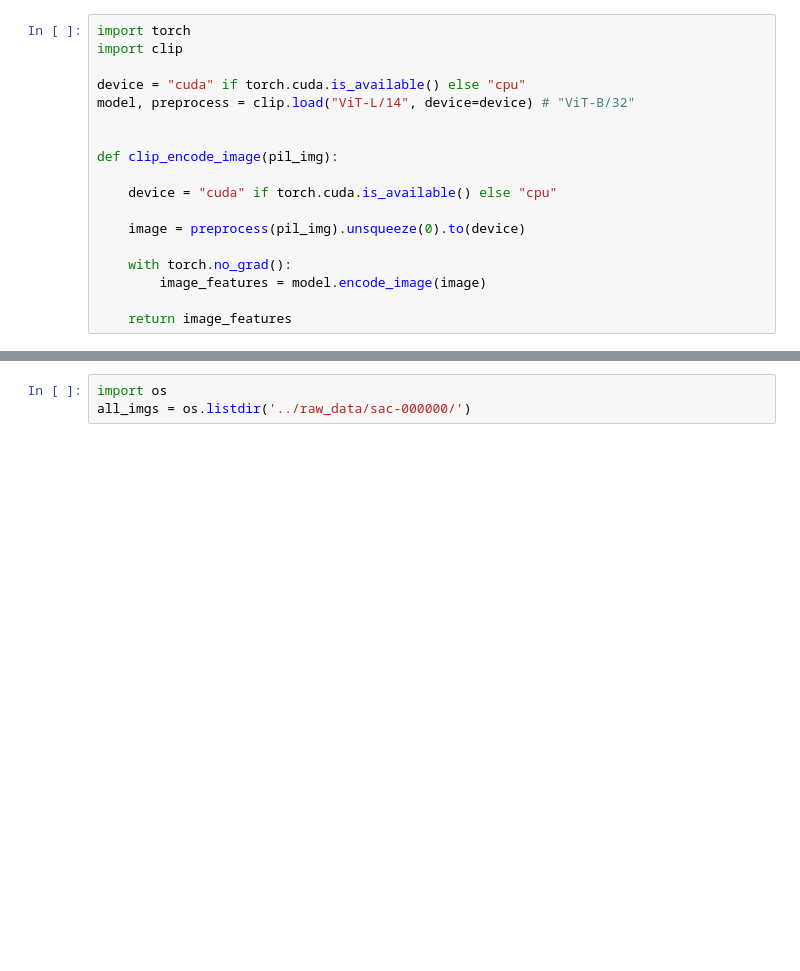
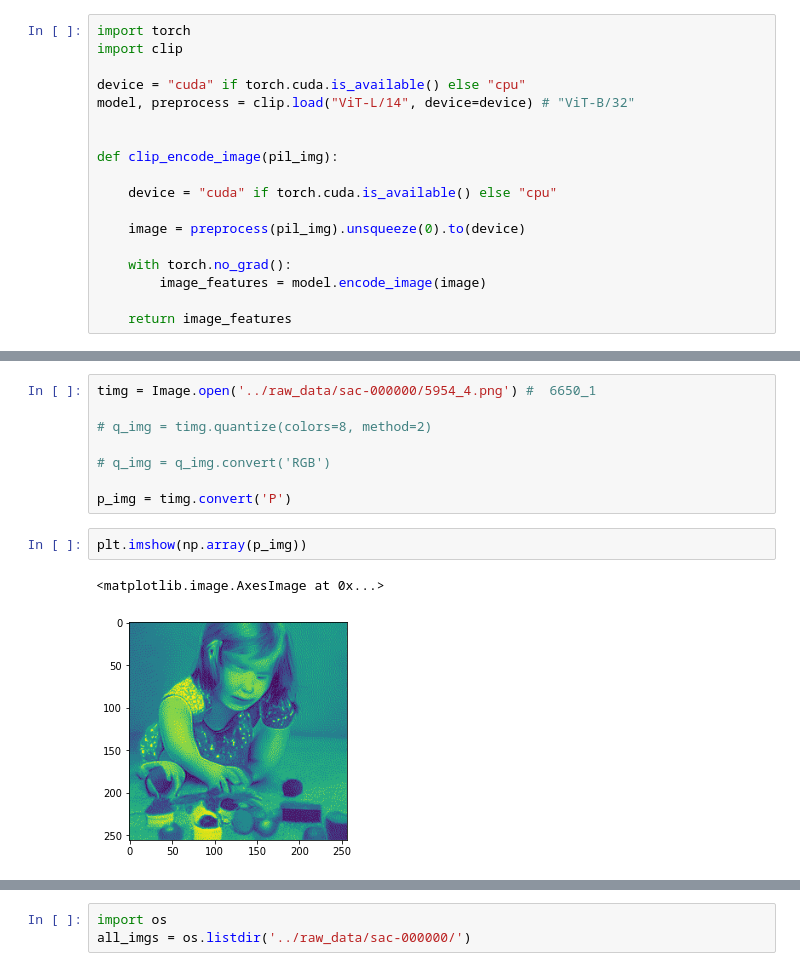
Before and after one commit to alecsharpie/game_asset_creation, a Jupyter notebook: notebooks/create_embedded_image_assets.ipynb, the cells around one changed output, grey strips where cells are left out. Saved outputs shown, nothing was run; the diff lists cells and outputs as text; blank space fills up the shorter version.

```diff
--- a/notebooks/create_embedded_image_assets.ipynb
+++ b/notebooks/create_embedded_image_assets.ipynb
@@ -165,0 +217,13 @@ def colour_encode_image(pil_img):
+# %%
+timg = Image.open('../raw_data/sac-000000/5954_4.png') #  6650_1
+
+# q_img = timg.quantize(colors=8, method=2)
+
+# q_img = q_img.convert('RGB')
+
+p_img = timg.convert('P')
+# %%
+plt.imshow(np.array(p_img))
+# %% [output]
+<matplotlib.image.AxesImage at 0x...>
+[figure, added]
```
Also changed, not shown: parts of 64 cells of this notebook.
